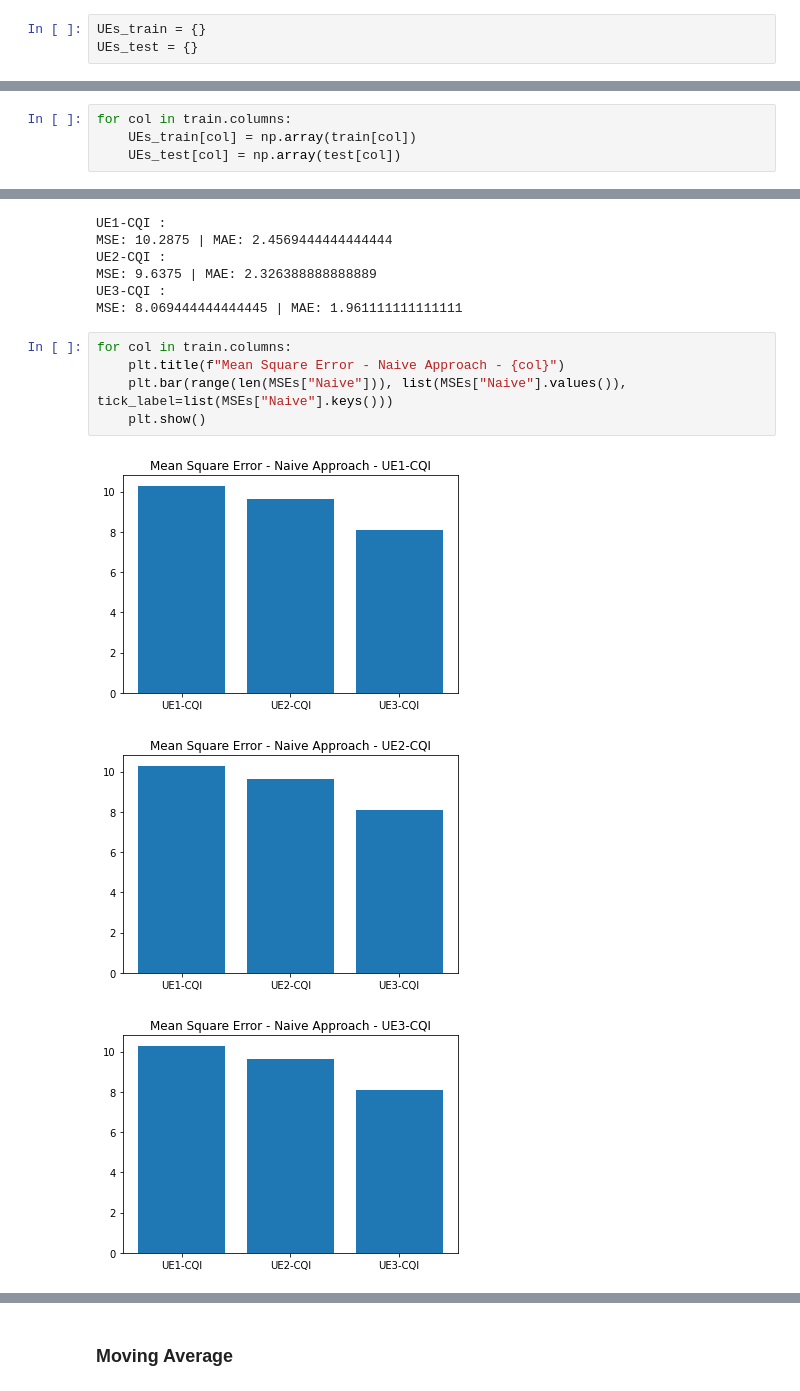
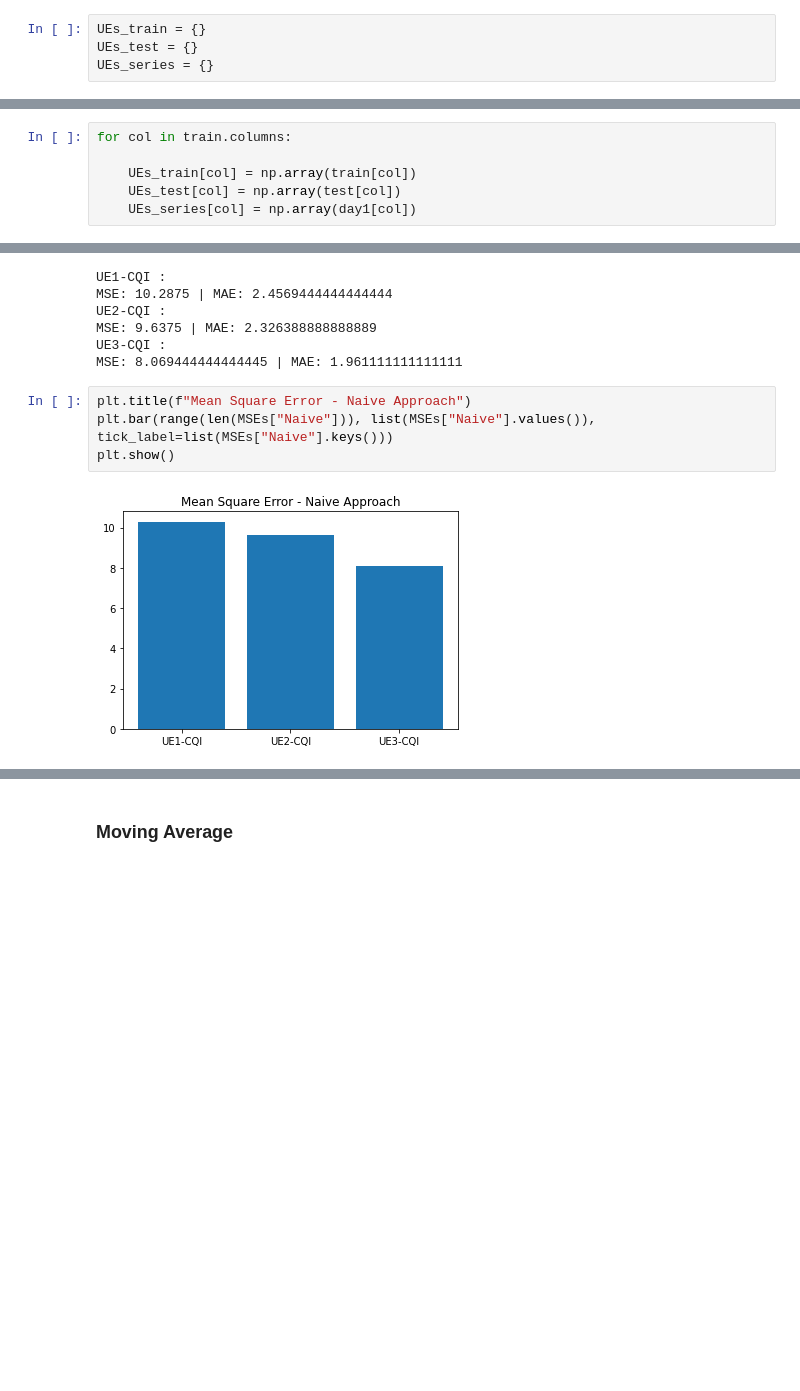
Before and after one commit to KareemElozeiri/5G-Network-Data-Forecasting, a Jupyter notebook: analysis.ipynb, the cells around one changed output, grey strips where cells are left out. Cells and saved outputs as stored; diff of their text form; blank space fills up the shorter version.

```diff
--- a/analysis.ipynb
+++ b/analysis.ipynb
@@ -409,6 +409,7 @@ Text(0.5, 1.0, 'Training Data Day 1')
 # %%
 UEs_train = {}
 UEs_test = {}
+UEs_series = {}
 # %%
 time = np.arange(0, len(day1), step=1)
 # %%
@@ -416,8 +417,10 @@ time_train = time[:train_size]
 time_test = time[train_size:]
 # %%
 for col in train.columns:
+
     UEs_train[col] = np.array(train[col])
     UEs_test[col] = np.array(test[col])
+    UEs_series[col] = np.array(day1[col])
 # %% [markdown]
 ### Naive Approach - baseline
 # %%
@@ -460,11 +463,8 @@ MSE: 9.6375 | MAE: 2.326388888888889
 UE3-CQI :
 MSE: 8.069444444444445 | MAE: 1.961111111111111
 # %%
-for col in train.columns:
-    plt.title(f"Mean Square Error - Naive Approach - {col}")
-    plt.bar(range(len(MSEs["Naive"])), list(MSEs["Naive"].values()), tick_label=list(MSEs["Naive"].keys()))
-    plt.show()
+plt.title(f"Mean Square Error - Naive Approach")
+plt.bar(range(len(MSEs["Naive"])), list(MSEs["Naive"].values()), tick_label=list(MSEs["Naive"].keys()))
+plt.show()
 # %% [output]
-[figure, old version]
+[figure, new version]
-[figure, removed]
-[figure, removed]
```
Also changed, not shown: parts of 11 cells of this notebook.
